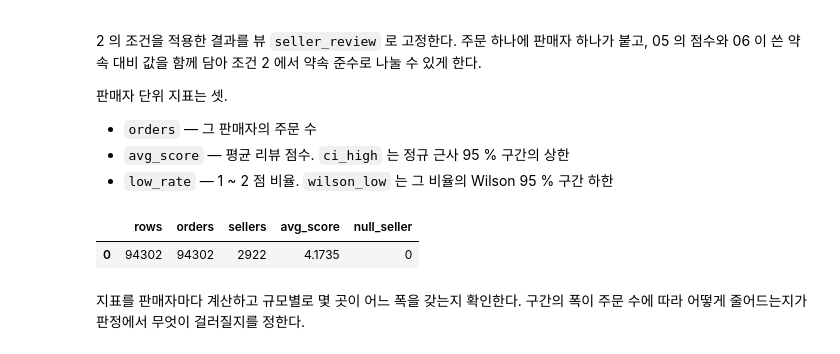
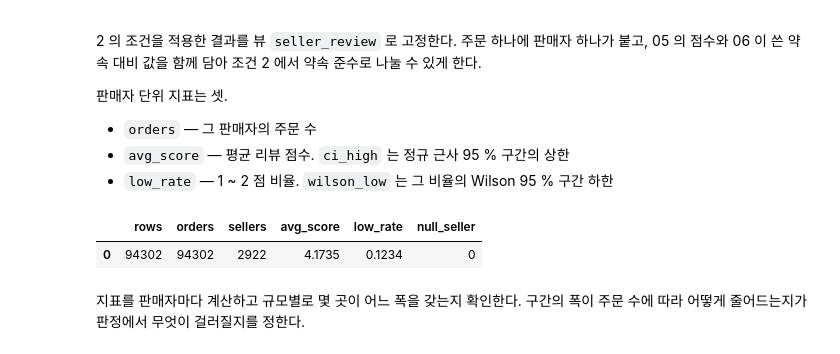
Before and after one commit to wlstjd1011/Olist-data-analyze, a Jupyter notebook: notebooks/07_seller_quality.ipynb, the cells around one changed output. Saved outputs shown, nothing was run; the diff lists cells and outputs as text; code cells hidden in the pictures.

```diff
--- a/notebooks/07_seller_quality.ipynb
+++ b/notebooks/07_seller_quality.ipynb
@@ -182,34 +194,35 @@ ORDER BY sellers
 # %%
 con.execute("""
 CREATE OR REPLACE VIEW seller_review AS
 SELECT o.order_id,
        (SELECT MIN(i.seller_id)
         FROM order_items AS i
         WHERE i.order_id = o.order_id) AS seller_id,
        o.customer_state,
        o.order_purchase_timestamp,
        o.delivery_days,
        o.days_vs_promise,
        o.review_score
 FROM order_review AS o
 WHERE o.order_status = 'delivered'
   AND o.order_delivered_customer_date IS NOT NULL
   AND (SELECT COUNT(DISTINCT i.seller_id)
        FROM order_items AS i
        WHERE i.order_id = o.order_id) = 1
 """)
 
 con.execute("""
 SELECT COUNT(*)                   AS rows,
        COUNT(DISTINCT order_id)   AS orders,
        COUNT(DISTINCT seller_id)  AS sellers,
        ROUND(AVG(review_score), 4) AS avg_score,
+       ROUND(AVG(CASE WHEN review_score <= 2 THEN 1.0 ELSE 0.0 END), 4) AS low_rate,
        COUNT(*) FILTER (seller_id IS NULL) AS null_seller
 FROM seller_review
 """).df()
 # %% [output]
-|  | rows | orders | sellers | avg_score | null_seller |
-| 0 | 94302 | 94302 | 2922 | 4.1735 | 0 |
+|  | rows | orders | sellers | avg_score | low_rate | null_seller |
+| 0 | 94302 | 94302 | 2922 | 4.1735 | 0.1234 | 0 |
 # %% [markdown]
 지표를 판매자마다 계산하고 규모별로 몇 곳이 어느 폭을 갖는지 확인한다.
 구간의 폭이 주문 수에 따라 어떻게 줄어드는지가 판정에서 무엇이 걸러질지를 정한다.
```
Also changed, not shown: parts of 35 cells of this notebook, 4 other files.
